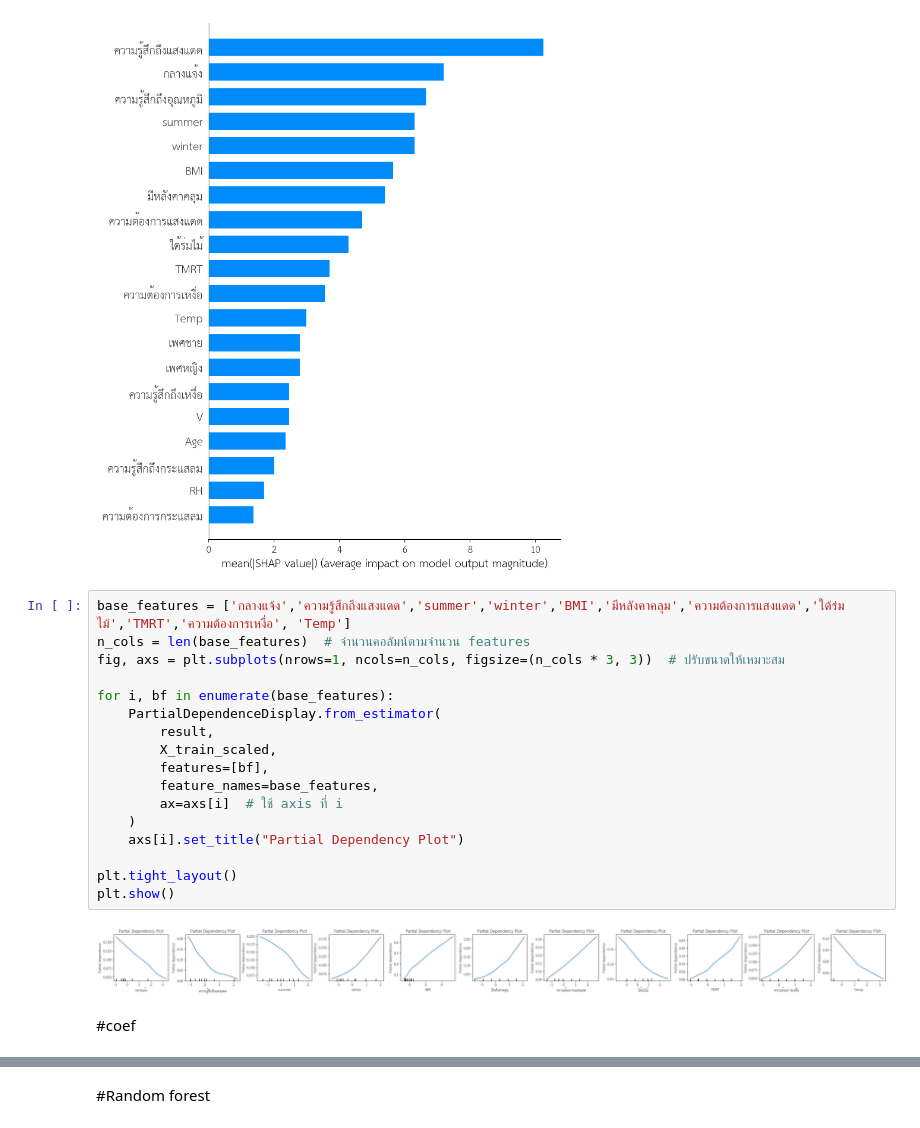
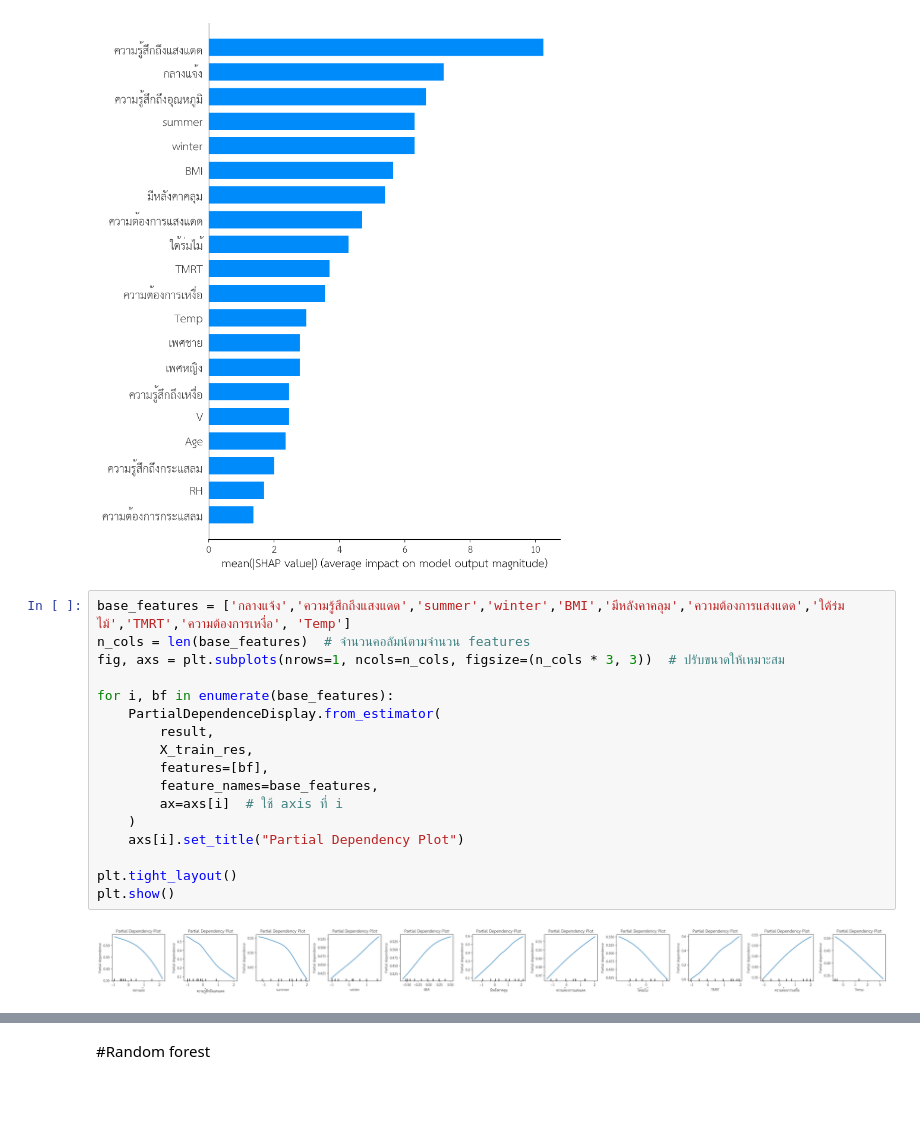
Before and after one commit to Thipwadee/Project2, a Jupyter notebook: TA_Clf_Models_Explained.ipynb, the cells around one changed output, grey strips where cells are left out. Saved outputs shown, nothing was run; the diff lists cells and outputs as text; blank space fills up the shorter version.

```diff
--- a/TA_Clf_Models_Explained.ipynb
+++ b/TA_Clf_Models_Explained.ipynb
@@ -334,21 +308,19 @@ shap.summary_plot(shapValues, X_train_res, plot_type = 'bar')
 # %%
 base_features = ['กลางแจ้ง','ความรู้สึกถึงแสงแดด','summer','winter','BMI','มีหลังคาคลุม','ความต้องการแสงแดด','ใต้ร่มไม้','TMRT','ความต้องการเหงื่อ', 'Temp']
 n_cols = len(base_features)  # จำนวนคอลัมน์ตามจำนวน features
 fig, axs = plt.subplots(nrows=1, ncols=n_cols, figsize=(n_cols * 3, 3))  # ปรับขนาดให้เหมาะสม
 
 for i, bf in enumerate(base_features):
     PartialDependenceDisplay.from_estimator(
         result,
-        X_train_scaled,
+        X_train_res,
         features=[bf],
         feature_names=base_features,
         ax=axs[i]  # ใช้ axis ที่ i
     )
     axs[i].set_title("Partial Dependency Plot")
 
 plt.tight_layout()
 plt.show()
 # %% [output]
-[figure, old version]
+[figure, new version]
-# %% [markdown]
-#coef
```
Also changed, not shown: parts of 23 cells of this notebook.
